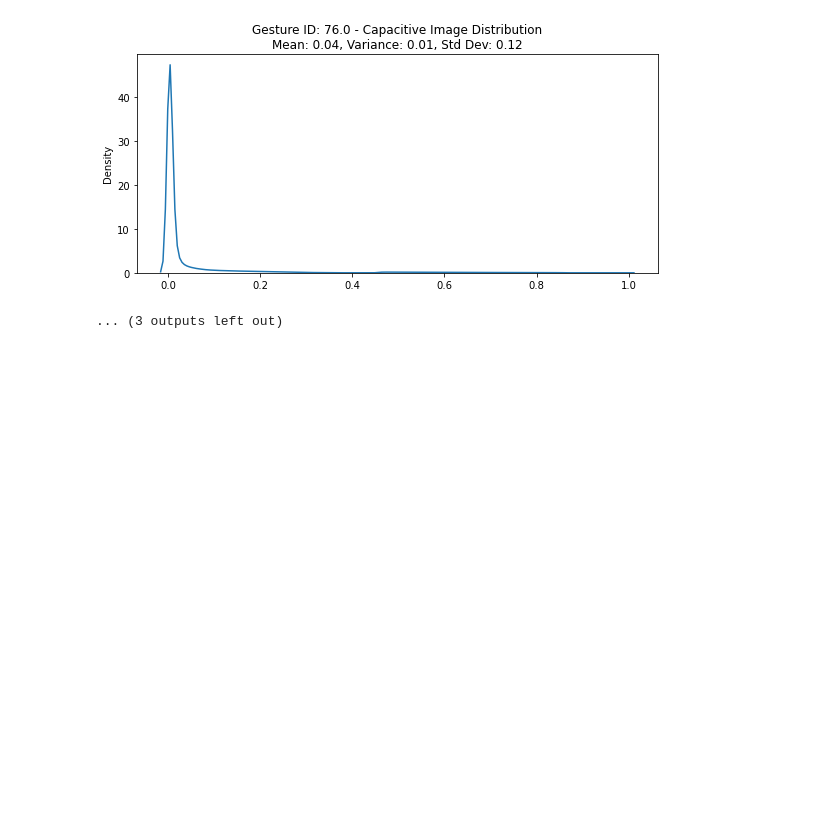
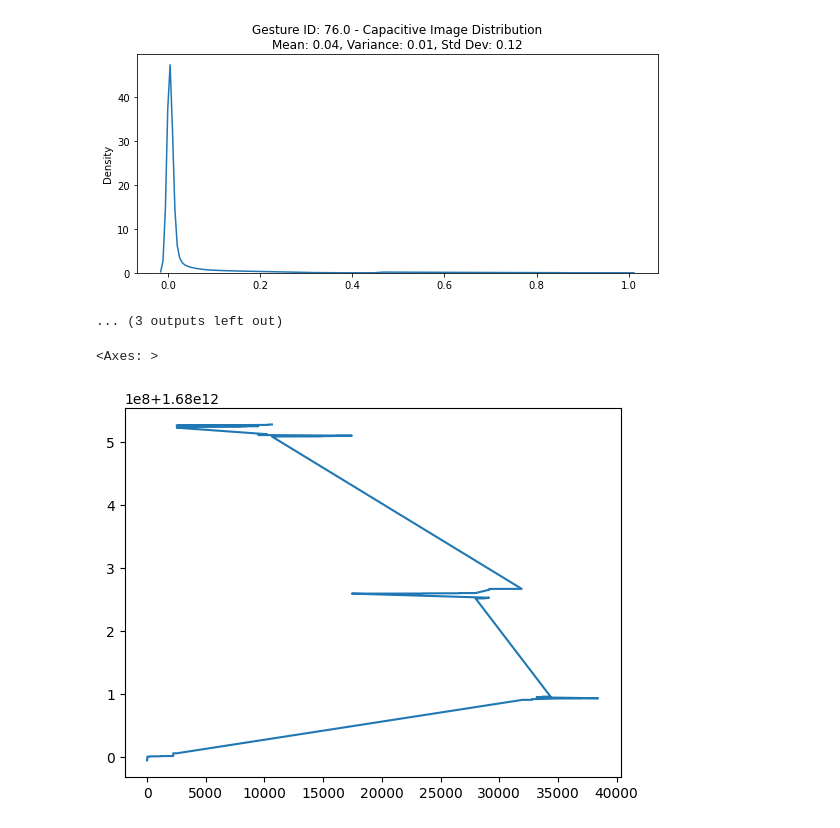
Before and after one commit to yawwam/ChiliSummerProject, a Jupyter notebook: src/data_stats.ipynb, the cells around one changed output. Cells and saved outputs as stored; diff of their text form; code cells hidden in the pictures; blank space fills up the shorter version.

```diff
--- a/src/data_stats.ipynb
+++ b/src/data_stats.ipynb
@@ -251,3 +280,8 @@ for gesture_id, group_data in gesture_groups_eth:
 [figure]
 [figure]
 ... (3 outputs left out)
+# %%
+chili_data.Timestamp.plot()
+# %% [output]
+<Axes: >
+[figure, added]
```
Also changed, not shown: parts of 6 cells of this notebook, 1 other file.
